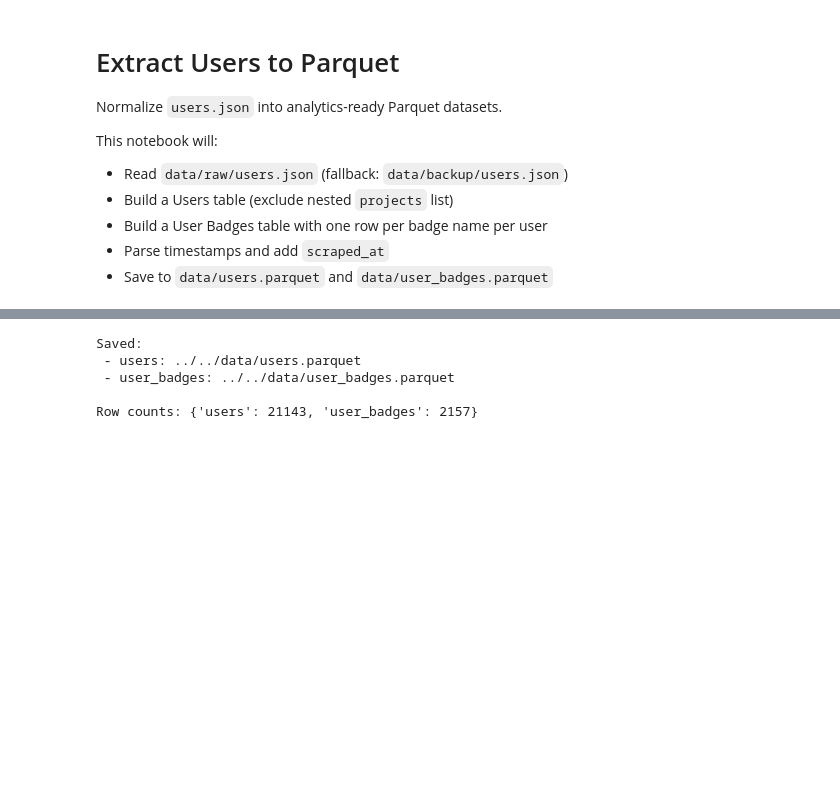
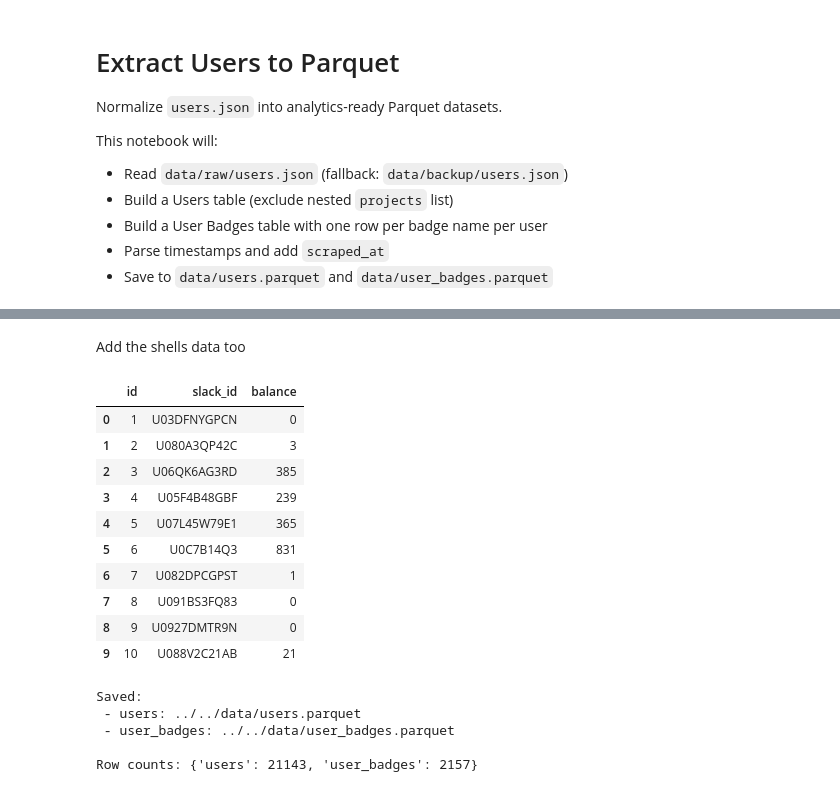
Before and after one commit to AjayAntoIsDev/SoM-Analytics, a Jupyter notebook: analytics/clean_data/extract_user.ipynb, the cells around one changed output, grey strips where cells are left out. Cells and saved outputs as stored; diff of their text form; code cells hidden in the pictures; blank space fills up the shorter version.

```diff
--- a/analytics/clean_data/extract_user.ipynb
+++ b/analytics/clean_data/extract_user.ipynb
@@ -43,3 +58,54 @@ df_users = pd.DataFrame(user_records)
+# %% [markdown]
+Add the shells data too
+# %%
+from pathlib import Path
+
+shells_path = Path('../../data/raw/shells.json')
+entries = []
+if shells_path.exists():
+    try:
+        with open(shells_path, 'r') as f:
+            shells_raw = json.load(f)
+        if isinstance(shells_raw, list):
+            entries = shells_raw
+        elif isinstance(shells_raw, dict):
+            entries = shells_raw.get('entries') or shells_raw.get('items') or []
+        else:
+            entries = []
+    except Exception as e:
+        print('Warning: failed to read shells.json:', e)
+        entries = []
+else:
+    print('Warning: shells.json not found at', shells_path)
+    entries = []
+
+shells_map = {}
+for e in entries:
+    sid = e.get('slack_id')
+    if not sid:
+        continue
+    try:
+        shells_val = e.get('shells', 0)
+        shells_map[sid] = int(shells_val) if shells_val is not None else 0
+    except Exception:
+        shells_map[sid] = 0
+
+if not df_users.empty:
+    df_users['balance'] = df_users['slack_id'].map(shells_map).fillna(0).astype('Int64')
+
+(df_users[['id','slack_id','balance']].head(10) if 'balance' in df_users.columns else df_users.head(5))
+# %% [output]
+|  | id | slack_id | balance |
+| 0 | 1 | U03DFNYGPCN | 0 |
+| 1 | 2 | U080A3QP42C | 3 |
+| 2 | 3 | U06QK6AG3RD | 385 |
+| 3 | 4 | U05F4B48GBF | 239 |
+| 4 | 5 | U07L45W79E1 | 365 |
+| 5 | 6 | U0C7B14Q3 | 831 |
+| 6 | 7 | U082DPCGPST | 1 |
+| 7 | 8 | U091BS3FQ83 | 0 |
+| 8 | 9 | U0927DMTR9N | 0 |
+| 9 | 10 | U088V2C21AB | 21 |
 # %%
 badge_records = []
 for u in users:
```
Also changed, not shown: parts of 2 cells of this notebook, 6 other files.
